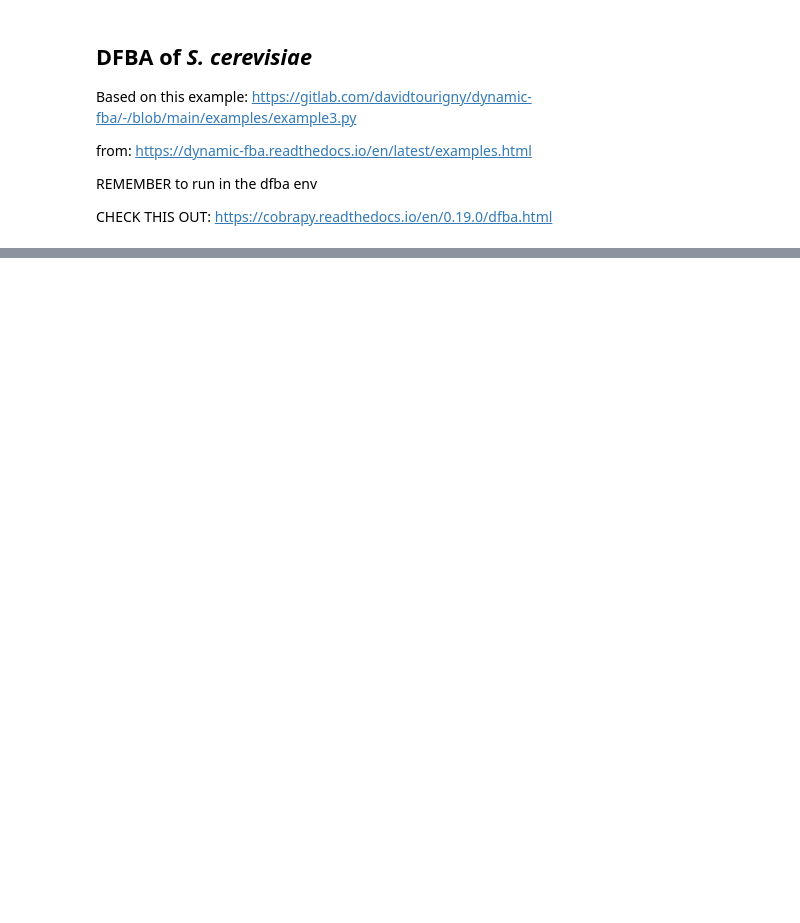
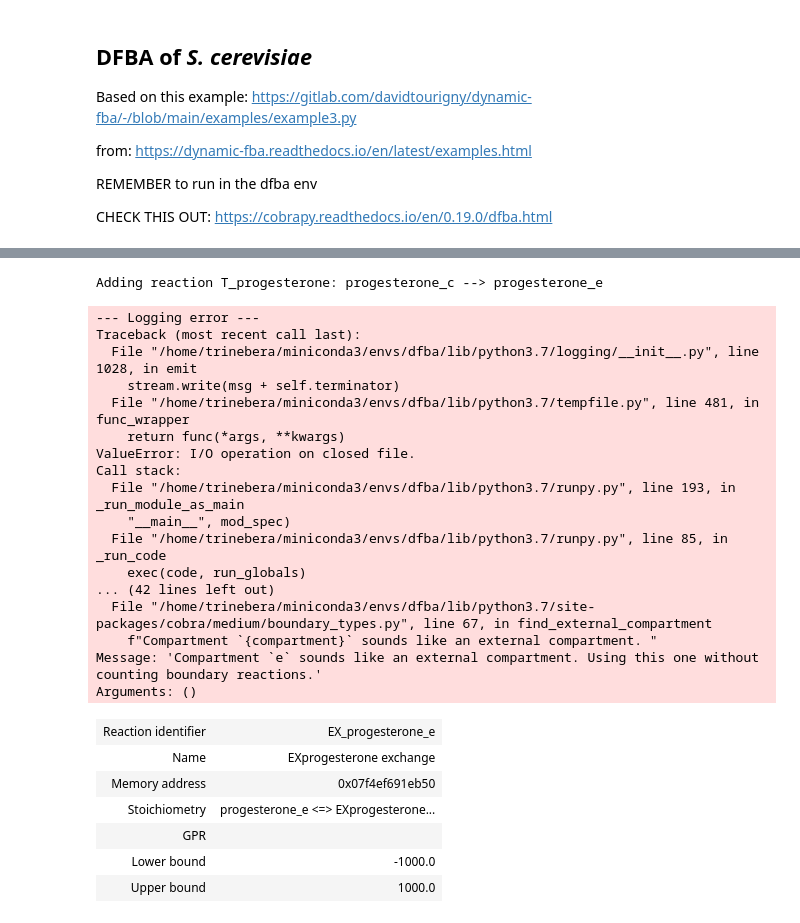
Before and after one commit to 27410/27410-group-assigment-group_3, a Jupyter notebook: misc/Bertram/Test_DFFBA_Sc.ipynb, the cells around one changed output, grey strips where cells are left out. Drawn from its saved outputs; the diff is of its cells as text; code cells hidden in the pictures; blank space fills up the shorter version.

```diff
--- a/misc/Bertram/Test_DFFBA_Sc.ipynb
+++ b/misc/Bertram/Test_DFFBA_Sc.ipynb
@@ -56,0 +70,40 @@ fba_model = read_sbml_model('../../models/iMM904_progesterone.xml')
+# %%
+
+m = Metabolite("progesterone_e",formula="C21H30O2",name="EXprogesterone",compartment="e")
+
+r = Reaction("T_progesterone")
+fba_model.add_reactions([r])
+r.name = "T_progesterone"
+r.lower_bound = 0.14
+r.upper_bound = 1000
+r.add_metabolites({"progesterone_c":-1,
+                    m:1})
+print(f'Adding reaction {r}')
+
+fba_model.add_boundary(fba_model.metabolites.get_by_id('progesterone_e'), type='exchange')
+# %% [output]
+Adding reaction T_progesterone: progesterone_c --> progesterone_e
+--- Logging error ---
+Traceback (most recent call last):
+  File "/home/trinebera/miniconda3/envs/dfba/lib/python3.7/logging/__init__.py", line 1028, in emit
+    stream.write(msg + self.terminator)
+  File "/home/trinebera/miniconda3/envs/dfba/lib/python3.7/tempfile.py", line 481, in func_wrapper
+    return func(*args, **kwargs)
+ValueError: I/O operation on closed file.
+Call stack:
+  File "/home/trinebera/miniconda3/envs/dfba/lib/python3.7/runpy.py", line 193, in _run_module_as_main
+    "__main__", mod_spec)
+  File "/home/trinebera/miniconda3/envs/dfba/lib/python3.7/runpy.py", line 85, in _run_code
+    exec(code, run_globals)
+... (42 lines left out)
+  File "/home/trinebera/miniconda3/envs/dfba/lib/python3.7/site-packages/cobra/medium/boundary_types.py", line 67, in find_external_compartment
+    f"Compartment `{compartment}` sounds like an external compartment. "
+Message: 'Compartment `e` sounds like an external compartment. Using this one without counting boundary reactions.'
+Arguments: ()
+| Reaction identifier | EX_progesterone_e |
+| Name | EXprogesterone exchange |
+| Memory address | 0x07f4ef691eb50 |
+| Stoichiometry | progesterone_e <=> EXprogesterone... |
+| GPR |  |
+| Lower bound | -1000.0 |
+| Upper bound | 1000.0 |
```
Also changed, not shown: parts of 17 cells of this notebook, 2 other files.
